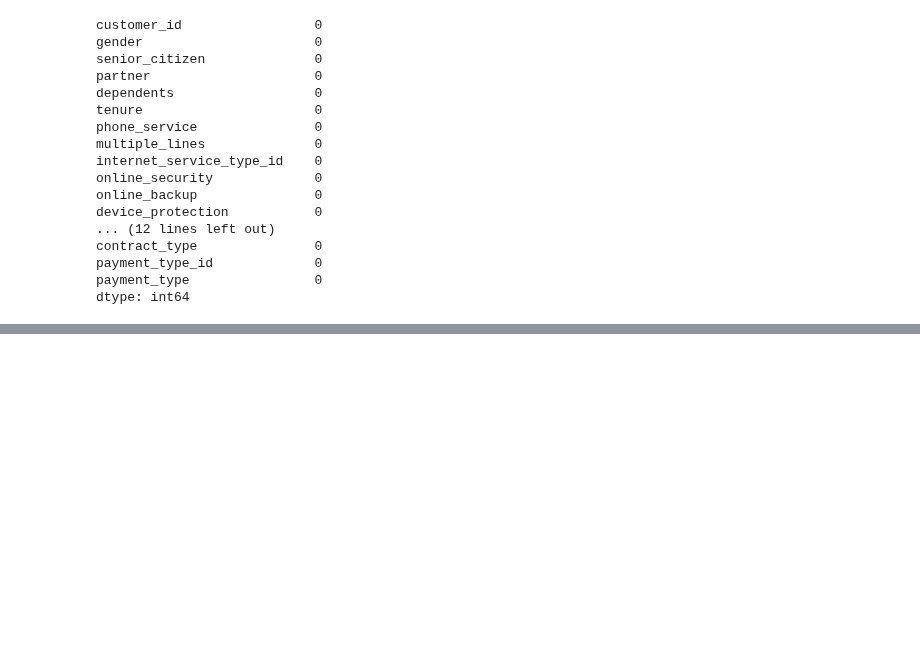
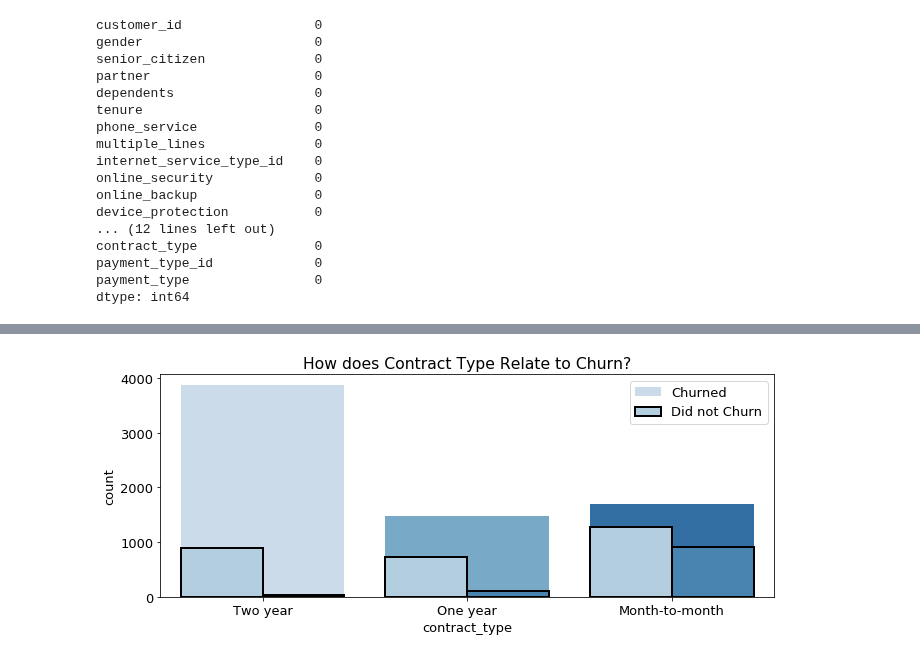
Before and after one commit to AI-Gomez/classification-exercises, a Jupyter notebook: Untitled.ipynb, the cells around one changed output, grey strips where cells are left out. Drawn from its saved outputs; the diff is of its cells as text; code cells hidden in the pictures; blank space fills up the shorter version.

```diff
--- a/Untitled.ipynb
+++ b/Untitled.ipynb
@@ -60,0 +73,12 @@ dtype: int64
+# %%
+plt.subplot(211)
+
+sns.countplot(x='contract_type', data=df, palette='Blues')
+plt.title('How does Contract Type Relate to Churn?')
+
+#another option
+sns.countplot(x = 'contract_type', hue='churn', data=train, palette='Blues', ec='black', linewidth=2)
+plt.legend(['Churned', 'Did not Churn'])
+plt.show()
+# %% [output]
+[figure, added]
```
Also changed, not shown: parts of 42 cells of this notebook.
